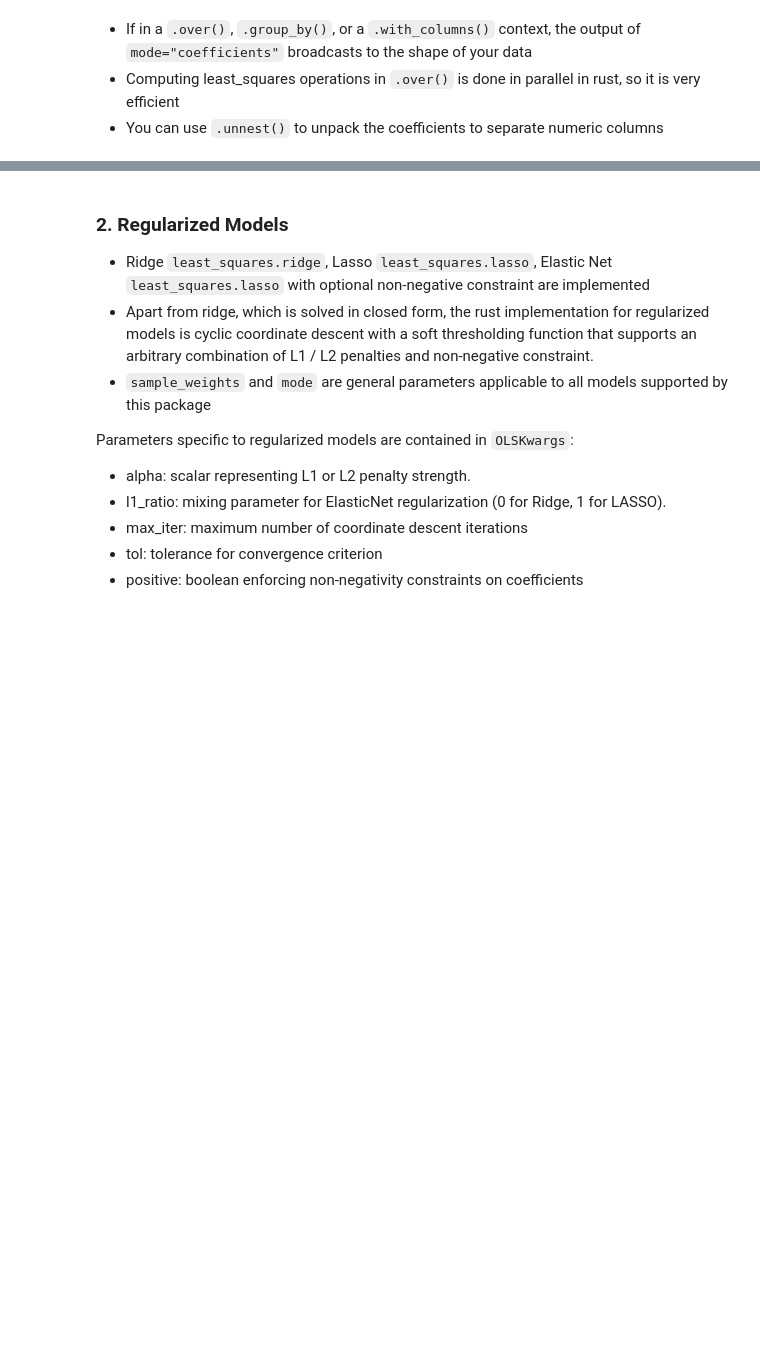
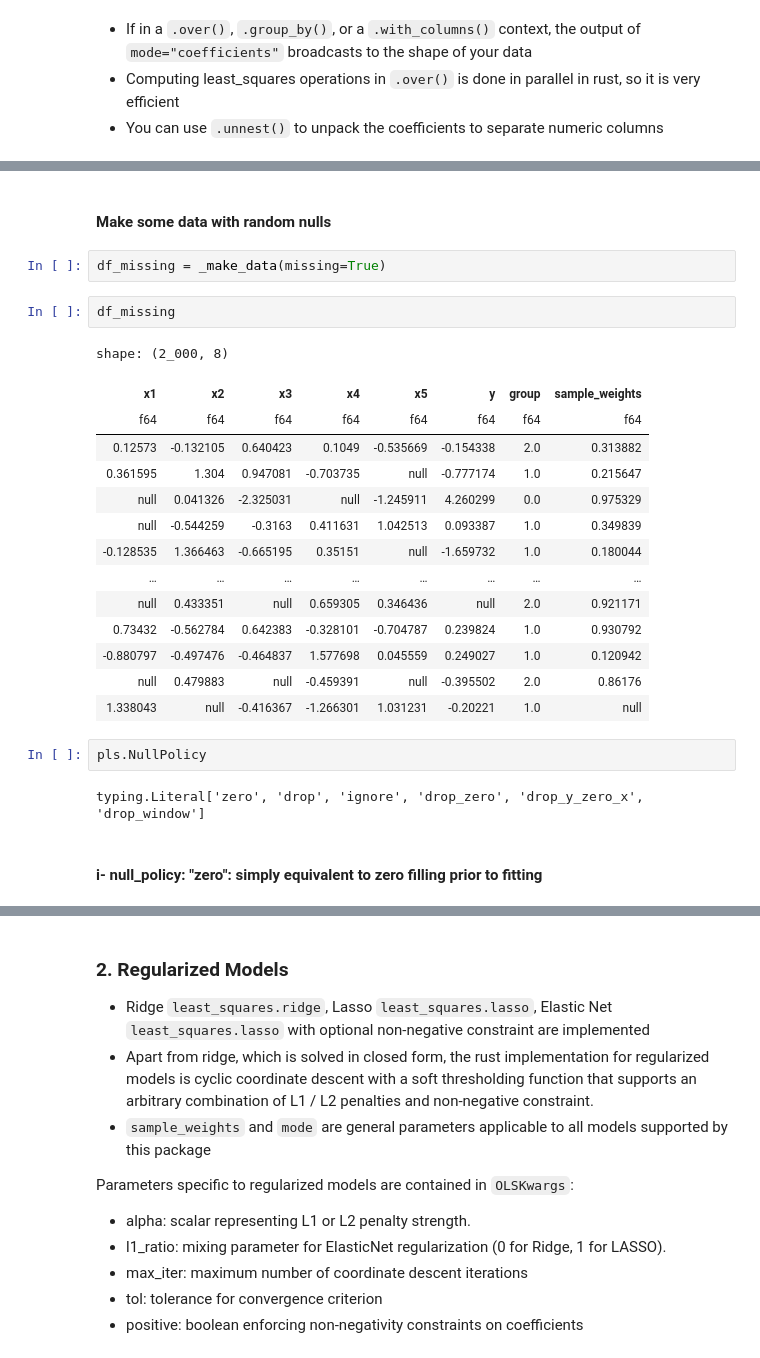
Before and after one commit to azmyrajab/polars_ols, a Jupyter notebook: notebooks/polars_ols_demo.ipynb, the cells around one changed output, grey strips where cells are left out. Cells and saved outputs as stored; diff of their text form; blank space fills up the shorter version.

Commit message:
fix demo notebook, bump version, improve typing. Release v0.3.1

```diff
--- a/notebooks/polars_ols_demo.ipynb
+++ b/notebooks/polars_ols_demo.ipynb
@@ -95,0 +145,27 @@ The message is suppressed. Set POLARS_VERBOSE=1 to send the panic message to std
+# %% [markdown]
+#### Make some data with random nulls
+# %%
+df_missing = _make_data(missing=True)
+# %%
+df_missing
+# %% [output]
+shape: (2_000, 8)
+| x1 | x2 | x3 | x4 | x5 | y | group | sample_weights |
+| f64 | f64 | f64 | f64 | f64 | f64 | f64 | f64 |
+| 0.12573 | -0.132105 | 0.640423 | 0.1049 | -0.535669 | -0.154338 | 2.0 | 0.313882 |
+| 0.361595 | 1.304 | 0.947081 | -0.703735 | null | -0.777174 | 1.0 | 0.215647 |
+| null | 0.041326 | -2.325031 | null | -1.245911 | 4.260299 | 0.0 | 0.975329 |
+| null | -0.544259 | -0.3163 | 0.411631 | 1.042513 | 0.093387 | 1.0 | 0.349839 |
+| -0.128535 | 1.366463 | -0.665195 | 0.35151 | null | -1.659732 | 1.0 | 0.180044 |
+| … | … | … | … | … | … | … | … |
+| null | 0.433351 | null | 0.659305 | 0.346436 | null | 2.0 | 0.921171 |
+| 0.73432 | -0.562784 | 0.642383 | -0.328101 | -0.704787 | 0.239824 | 1.0 | 0.930792 |
+| -0.880797 | -0.497476 | -0.464837 | 1.577698 | 0.045559 | 0.249027 | 1.0 | 0.120942 |
+| null | 0.479883 | null | -0.459391 | null | -0.395502 | 2.0 | 0.86176 |
+| 1.338043 | null | -0.416367 | -1.266301 | 1.031231 | -0.20221 | 1.0 | null |
+# %%
+pls.NullPolicy
+# %% [output]
+typing.Literal['zero', 'drop', 'ignore', 'drop_zero', 'drop_y_zero_x', 'drop_window']
+# %% [markdown]
+#### i- null_policy: "zero": simply equivalent to zero filling prior to fitting
```
Also changed, not shown: parts of 42 cells of this notebook, 3 other files.
